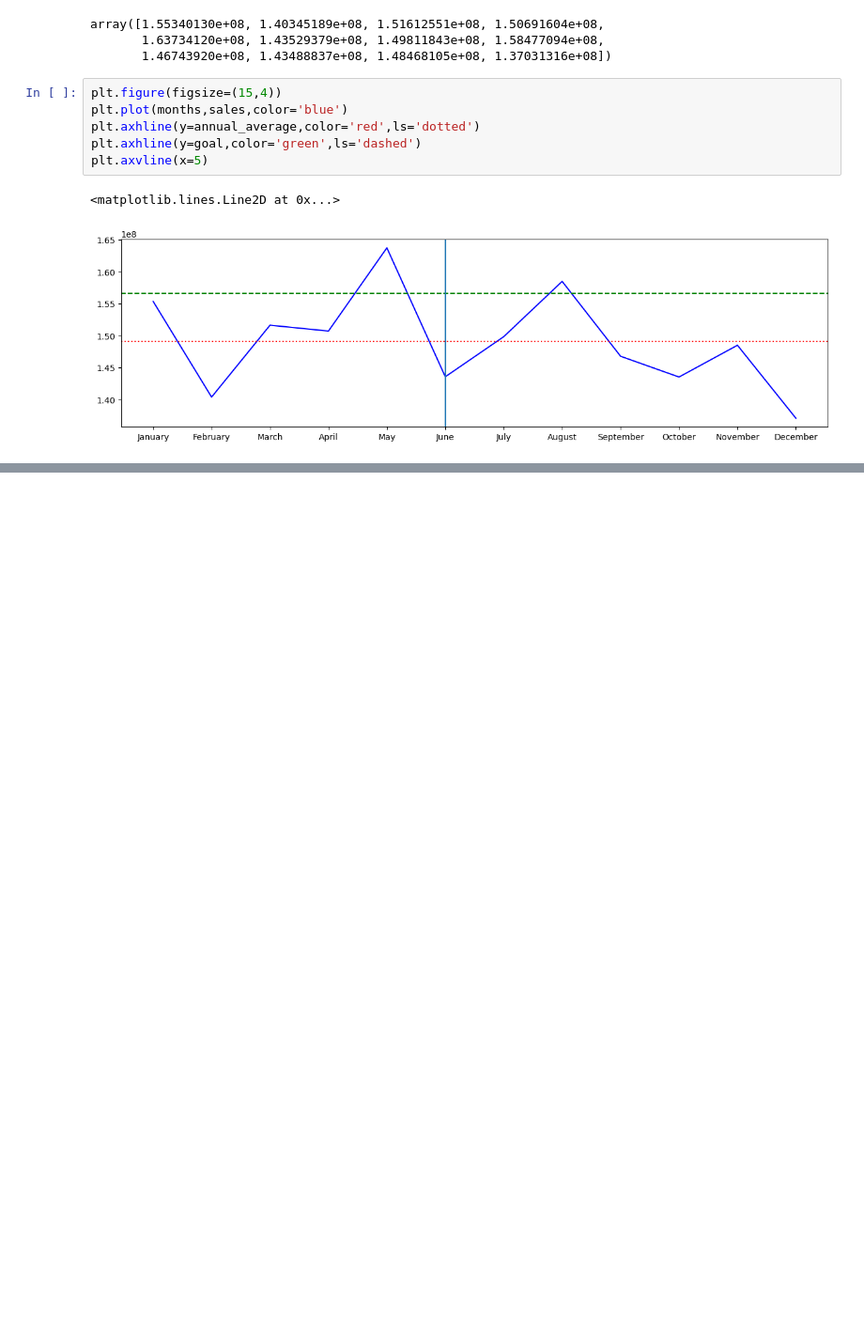
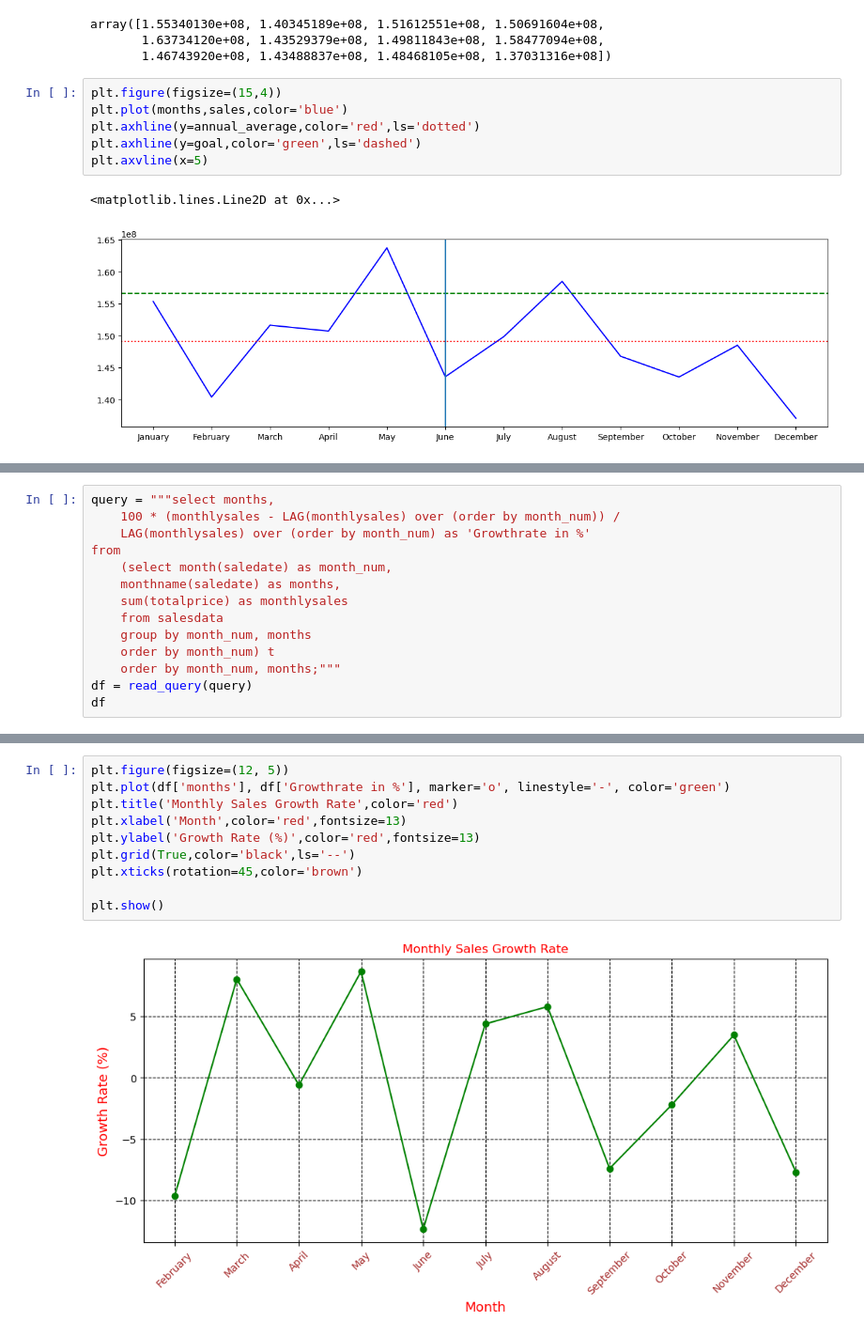
Before and after one commit to Yaashwant99/Ecommerce_analysis, a Jupyter notebook: swiftmarket.ipynb, the cells around one changed output, grey strips where cells are left out. Shown at 94% size. Saved outputs shown, nothing was run; the diff lists cells and outputs as text; blank space fills up the shorter version.

```diff
--- a/swiftmarket.ipynb
+++ b/swiftmarket.ipynb
@@ -228,0 +274,14 @@ plt.axvline(x=5)
+# %%
+query = """select months,
+    100 * (monthlysales - LAG(monthlysales) over (order by month_num)) /
+    LAG(monthlysales) over (order by month_num) as 'Growthrate in %'
+from
+    (select month(saledate) as month_num,
+    monthname(saledate) as months,
+    sum(totalprice) as monthlysales
+    from salesdata
+    group by month_num, months
+    order by month_num) t
+    order by month_num, months;"""
+df = read_query(query)
+df
@@ -228,0 +302,12 @@ plt.axvline(x=5)
+# %%
+plt.figure(figsize=(12, 5))
+plt.plot(df['months'], df['Growthrate in %'], marker='o', linestyle='-', color='green')
+plt.title('Monthly Sales Growth Rate',color='red')
+plt.xlabel('Month',color='red',fontsize=13)
+plt.ylabel('Growth Rate (%)',color='red',fontsize=13)
+plt.grid(True,color='black',ls='--')
+plt.xticks(rotation=45,color='brown')
+
+plt.show()
+# %% [output]
+[figure, added]
```
Also changed, not shown: parts of 6 cells of this notebook.
